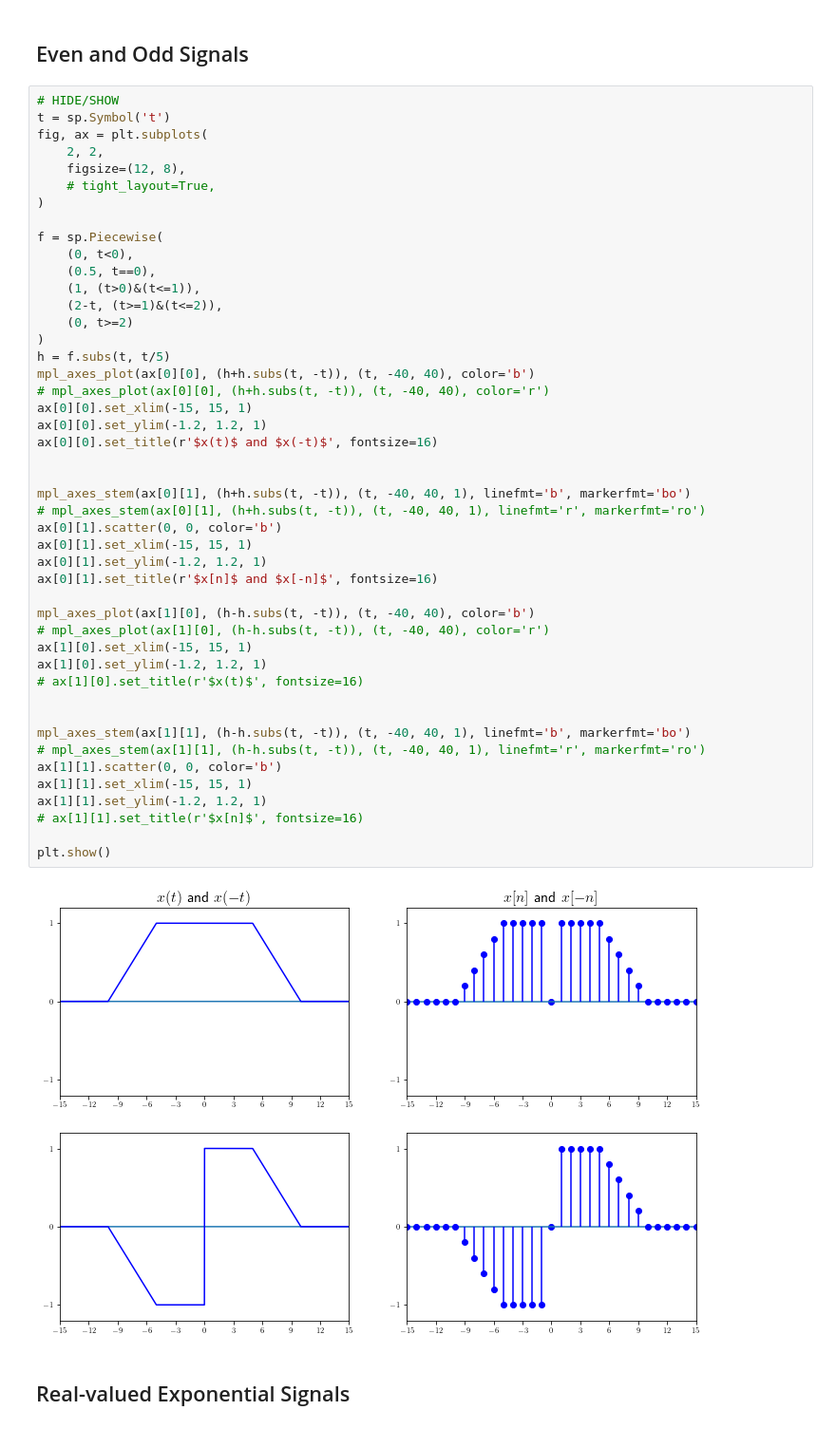
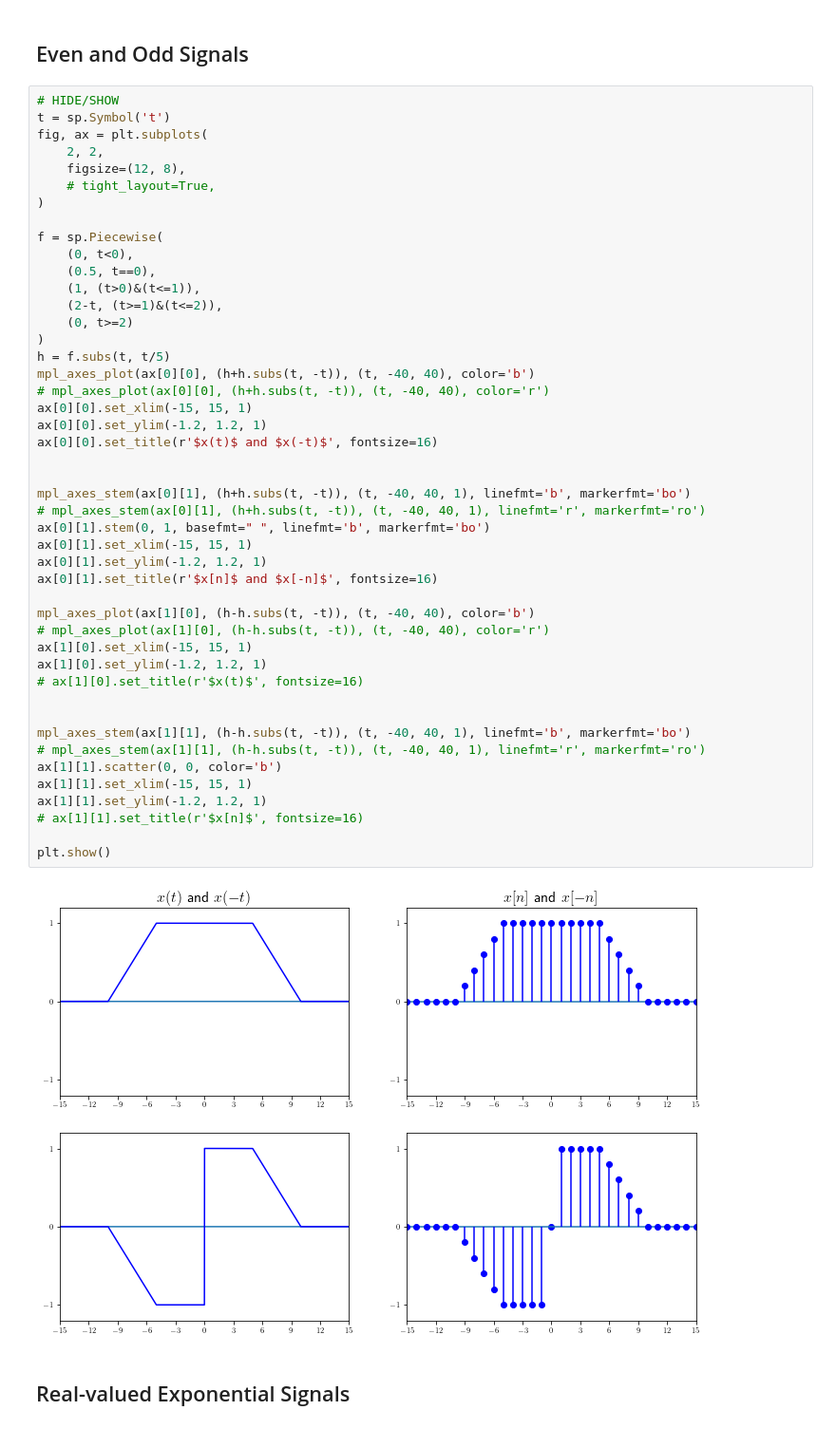
Before and after one commit to tmquan/ivcl, a Jupyter notebook: _sources/courses/dsp/intro.ipynb, the cells around one changed output. Shown: that part at 95% size. Saved outputs shown, nothing was run; the diff lists cells and outputs as text.

```diff
--- a/_sources/courses/dsp/intro.ipynb
+++ b/_sources/courses/dsp/intro.ipynb
@@ -151,35 +151,35 @@ f = sp.Piecewise(
 h = f.subs(t, t/5)
 mpl_axes_plot(ax[0][0], (h+h.subs(t, -t)), (t, -40, 40), color='b')
 # mpl_axes_plot(ax[0][0], (h+h.subs(t, -t)), (t, -40, 40), color='r')
 ax[0][0].set_xlim(-15, 15, 1)
 ax[0][0].set_ylim(-1.2, 1.2, 1)
 ax[0][0].set_title(r'$x(t)$ and $x(-t)$', fontsize=16)
 
 
 mpl_axes_stem(ax[0][1], (h+h.subs(t, -t)), (t, -40, 40, 1), linefmt='b', markerfmt='bo')
 # mpl_axes_stem(ax[0][1], (h+h.subs(t, -t)), (t, -40, 40, 1), linefmt='r', markerfmt='ro')
-ax[0][1].scatter(0, 0, color='b')
+ax[0][1].stem(0, 1, basefmt=" ", linefmt='b', markerfmt='bo')
 ax[0][1].set_xlim(-15, 15, 1)
 ax[0][1].set_ylim(-1.2, 1.2, 1)
 ax[0][1].set_title(r'$x[n]$ and $x[-n]$', fontsize=16)
 
 mpl_axes_plot(ax[1][0], (h-h.subs(t, -t)), (t, -40, 40), color='b')
 # mpl_axes_plot(ax[1][0], (h-h.subs(t, -t)), (t, -40, 40), color='r')
 ax[1][0].set_xlim(-15, 15, 1)
 ax[1][0].set_ylim(-1.2, 1.2, 1)
 # ax[1][0].set_title(r'$x(t)$', fontsize=16)
 
 
 mpl_axes_stem(ax[1][1], (h-h.subs(t, -t)), (t, -40, 40, 1), linefmt='b', markerfmt='bo')
 # mpl_axes_stem(ax[1][1], (h-h.subs(t, -t)), (t, -40, 40, 1), linefmt='r', markerfmt='ro')
 ax[1][1].scatter(0, 0, color='b')
 ax[1][1].set_xlim(-15, 15, 1)
 ax[1][1].set_ylim(-1.2, 1.2, 1)
 # ax[1][1].set_title(r'$x[n]$', fontsize=16)
 
 plt.show()
 # %% [output]
-[figure, old version]
+[figure, new version]
 # %% [markdown]
 ## Real-valued Exponential Signals
 # %%
```
Also changed, not shown: parts of 1 cell of this notebook, 3 other files.
